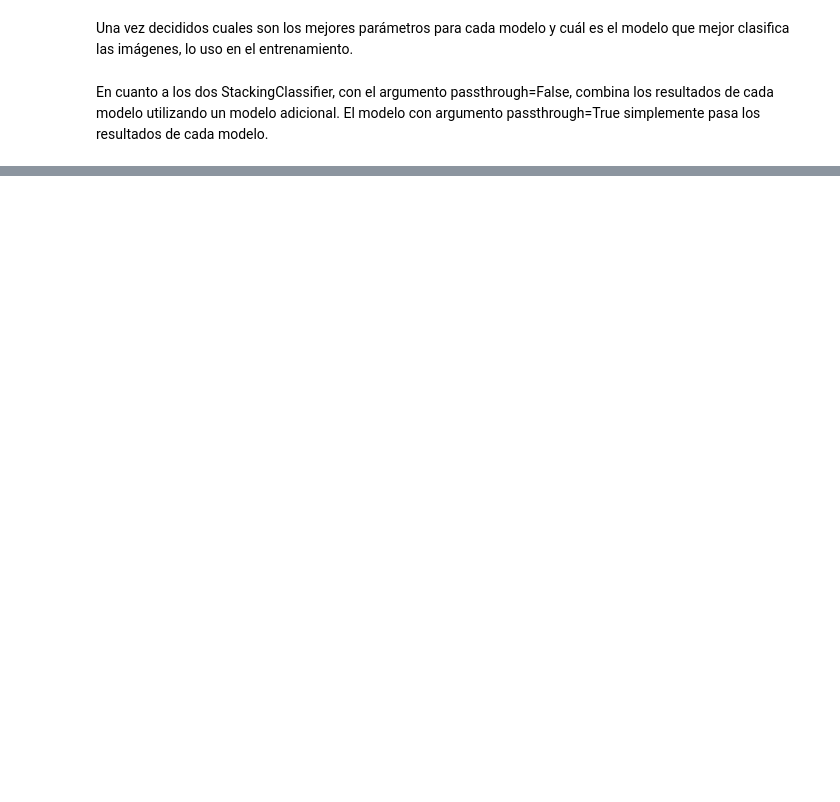
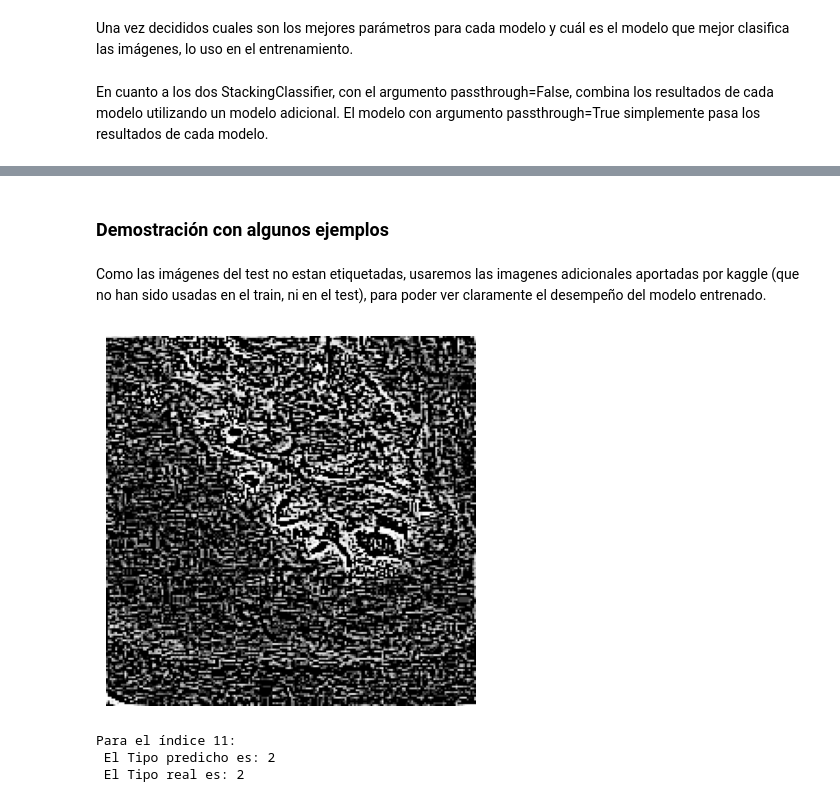
Before and after one commit to PortfolioJavierGil/Cervical-Cancer-Screening, a Jupyter notebook: Proyecto.ipynb, the cells around one changed output, grey strips where cells are left out. Saved outputs shown, nothing was run; the diff lists cells and outputs as text; code cells hidden in the pictures; blank space fills up the shorter version.

```diff
--- a/Proyecto.ipynb
+++ b/Proyecto.ipynb
@@ -512,0 +640,49 @@ Please also refer to the documentation for alternative solver options:
+# %% [markdown]
+### **Demostración con algunos ejemplos** <a id="18"></a>
+# %% [markdown]
+Como las imágenes del test no estan etiquetadas, usaremos las imagenes adicionales aportadas por kaggle (que no han sido usadas en el train, ni en el test), para poder ver claramente el desempeño del modelo entrenado.
+# %%
+sel = []
+
+# Aplica la funcion del preprocesamiento para las imagenes adicionales.
+
+preprocess("Data/additional_Type1/", sel)
+y_sel1 = np.ones((len(sel),), dtype=int)
+
+preprocess("Data/additional_Type2/", sel)
+y_sel2 = np.full(len(sel)-len(y_sel1), 2)
+
+preprocess("Data/additional_Type3/", sel)
+y_sel3 = np.full(len(sel)-len(y_sel1)-len(y_sel2), 3)
+
+y_sel = np.concatenate((y_sel1, y_sel2, y_sel3), axis = 0)
+
+# Organiza los datos en un dataframe
+
+x_numpy_sel = np.array(sel)
+x_numpy_sel = x_numpy_sel.reshape(x_numpy_sel.shape[0], (x_numpy_sel.shape[1]*x_numpy_sel.shape[2]))
+df = pd.DataFrame(x_numpy_sel)
+
+series = pd.Series(y_sel)
+df["Tipo"] = series
+
+Y_sel = df.iloc[:, -1]
+X_sel = df.iloc[:,:-1]
+
+# Selecciona 3 imágenes al azar
+
+sample = X_sel.sample(n=3)
+
+# Realiza la predicción
+
+sample_predict = sclf_pass_true.predict(sample)
+# %%
+plt.imshow(x_data[sample.index[0]], "gray"), plt.axis("off")
+plt.show()
+
+print("Para el índice {}: \n El Tipo predicho es: {} \n El Tipo real es: {}".format(sample.index[0], sample_predict[0], Y_sel[sample.index[0]]))
+# %% [output]
+[figure, added]
+Para el índice 11:
+ El Tipo predicho es: 2
+ El Tipo real es: 2
```
Also changed, not shown: parts of 36 cells of this notebook.
